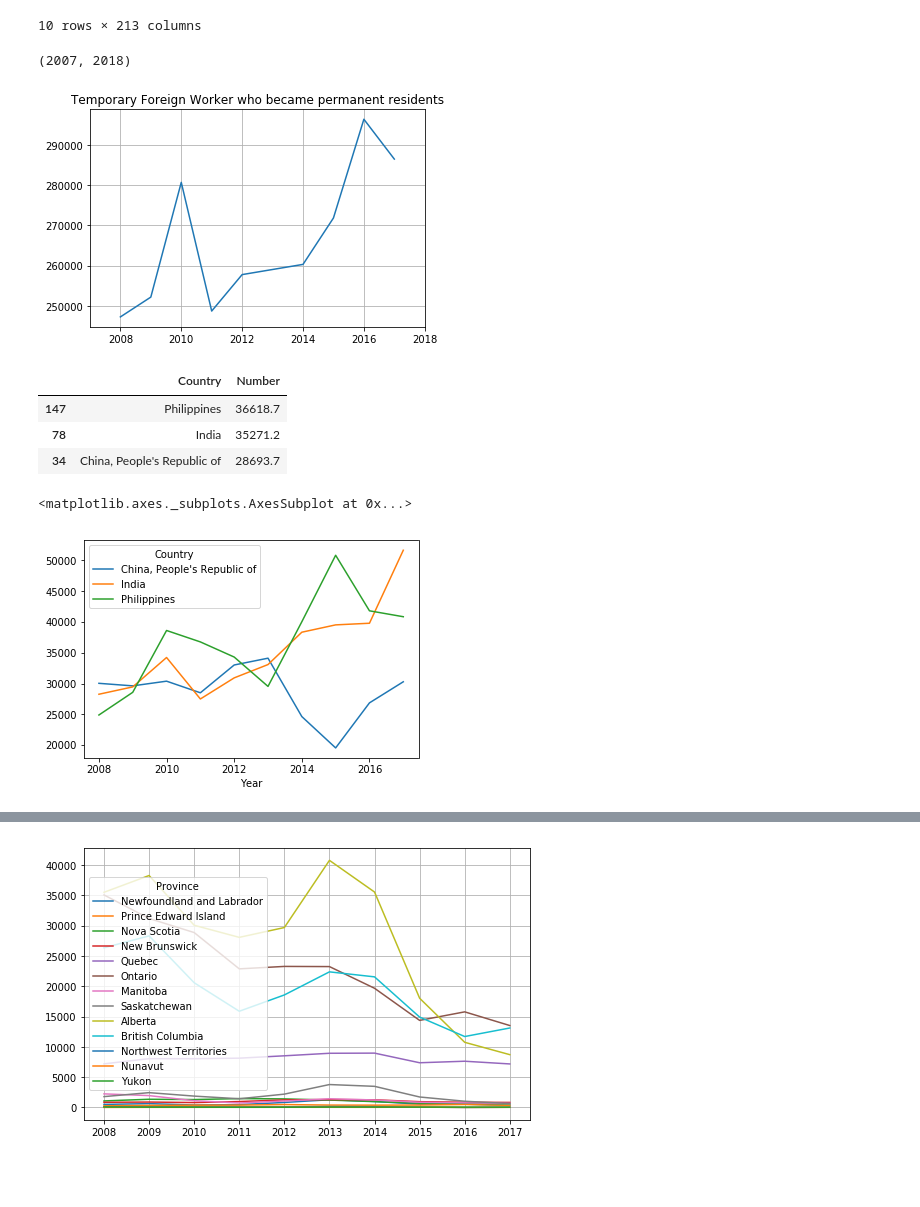
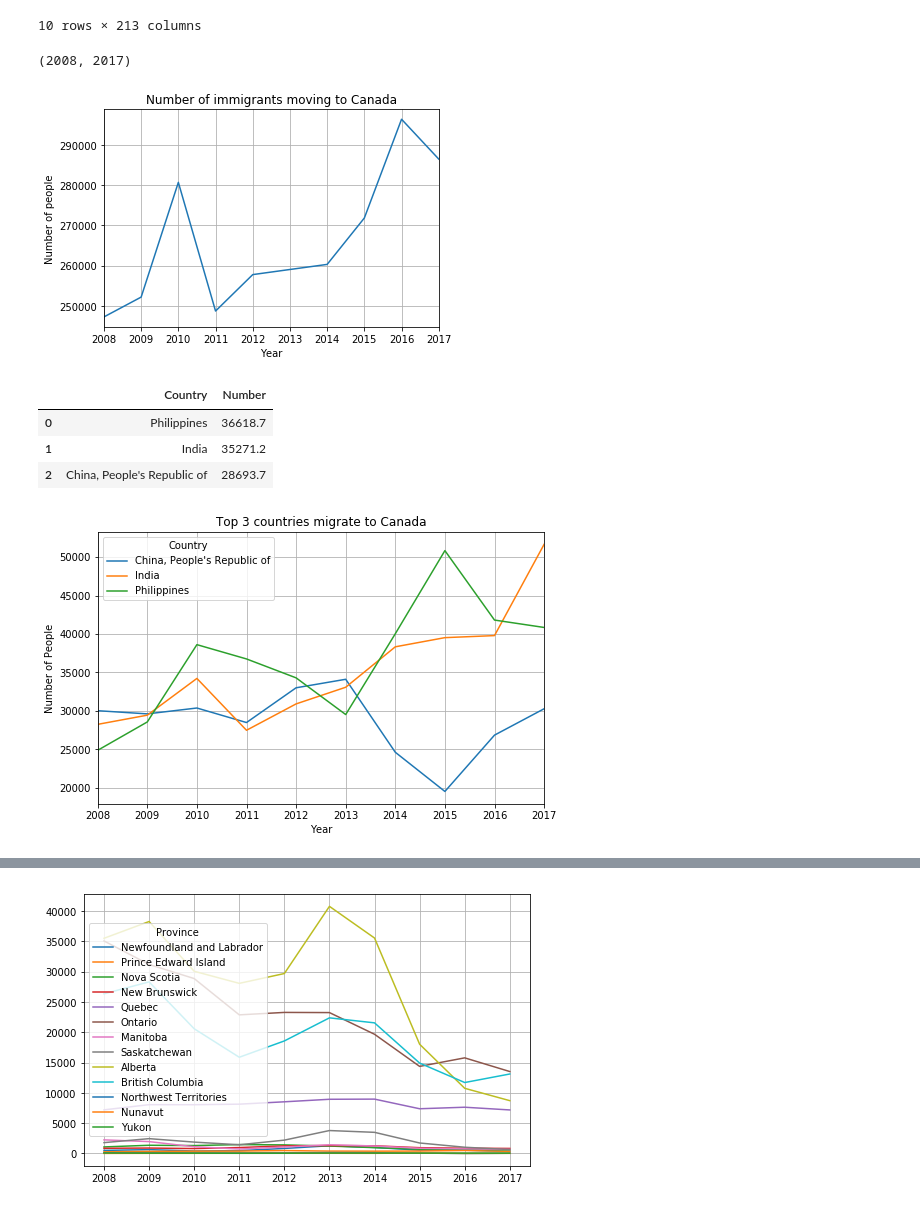
Before and after one commit to Sbagni/Data-Analysis, a Jupyter notebook: Analysis/Canada_analysis.ipynb, the cells around one changed output, grey strips where cells are left out. Drawn from its saved outputs; the diff is of its cells as text; code cells hidden in the pictures; blank space fills up the shorter version.

```diff
--- a/Analysis/Canada_analysis.ipynb
+++ b/Analysis/Canada_analysis.ipynb
@@ -112,14 +112,16 @@ df_canada_temp_pr_pv
 10 rows × 213 columns
 # %%
 df_canada_temp_pr_pv = df_canada_temp_pr_pv[['Sum']]
-df_canada_temp_pr_pv = df_canada_temp_pr_pv.reset_index()
-plt.plot(df_canada_temp_pr_pv["Year"],df_canada_temp_pr_pv["Sum"])
+df_canada_temp_pr_pv_reset = df_canada_temp_pr_pv.reset_index()
+plt.plot(df_canada_temp_pr_pv_reset["Year"],df_canada_temp_pr_pv_reset["Sum"])
+plt.xlabel("Year")
+plt.ylabel("Number of people")
 plt.grid()
-plt.title("Temporary Foreign Worker who became permanent residents")
-plt.xlim(2007, 2018)
+plt.title("Number of immigrants moving to Canada")
+plt.xlim(2008, 2017)
 # %% [output]
-(2007, 2018)
+(2008, 2017)
-[figure, old version]
+[figure, new version]
 # %%
 df_canada_temp_pr.head()
 value_check_df_temp_pr = df_canada_temp_pr.groupby("Country")
@@ -127,21 +129,25 @@ temp = value_check_df_temp_pr["Number"].mean()
 top_3_df = temp.reset_index()
 
 top_3_df = top_3_df.sort_values("Number", ascending = False)
-top_3_df.head(3)
+top_3_df.reset_index(inplace = True)
+top_3_df[["Country", "Number"]].head(3)
 # %% [output]
 |  | Country | Number |
-| 147 | Philippines | 36618.7 |
-| 78 | India | 35271.2 |
-| 34 | China, People's Republic of | 28693.7 |
+| 0 | Philippines | 36618.7 |
+| 1 | India | 35271.2 |
+| 2 | China, People's Republic of | 28693.7 |
 # %%
 df_canada_temp_pr.head()
 a= df_canada_temp_pr.loc[(df_canada_temp_pr['Country']=="Philippines") | (df_canada_temp_pr['Country']=="India")|
                                             (df_canada_temp_pr['Country']=="China, People's Republic of")]
 pv  = a.pivot(index="Year", columns="Country", values="Number")
-pv.plot()
+ax = pv.plot(figsize=(8,5))
+ax.set_ylabel("Number of People")
+ax.set_title("Top 3 countries migrate to Canada")
+ax.set_xlim(2008,2017)
+ax.grid()
 # %% [output]
-<matplotlib.axes._subplots.AxesSubplot at 0x...>
-[figure, old version]
+[figure, new version]
 # %%
 #third dataframe
 df_canada_destination = pd.read_csv("../Dataset/IRCC_FF_TR_2017_08_CSV_destination.csv", encoding="ISO-8859-1")
```
Also changed, not shown: parts of 1 cell of this notebook, 1 other file.
